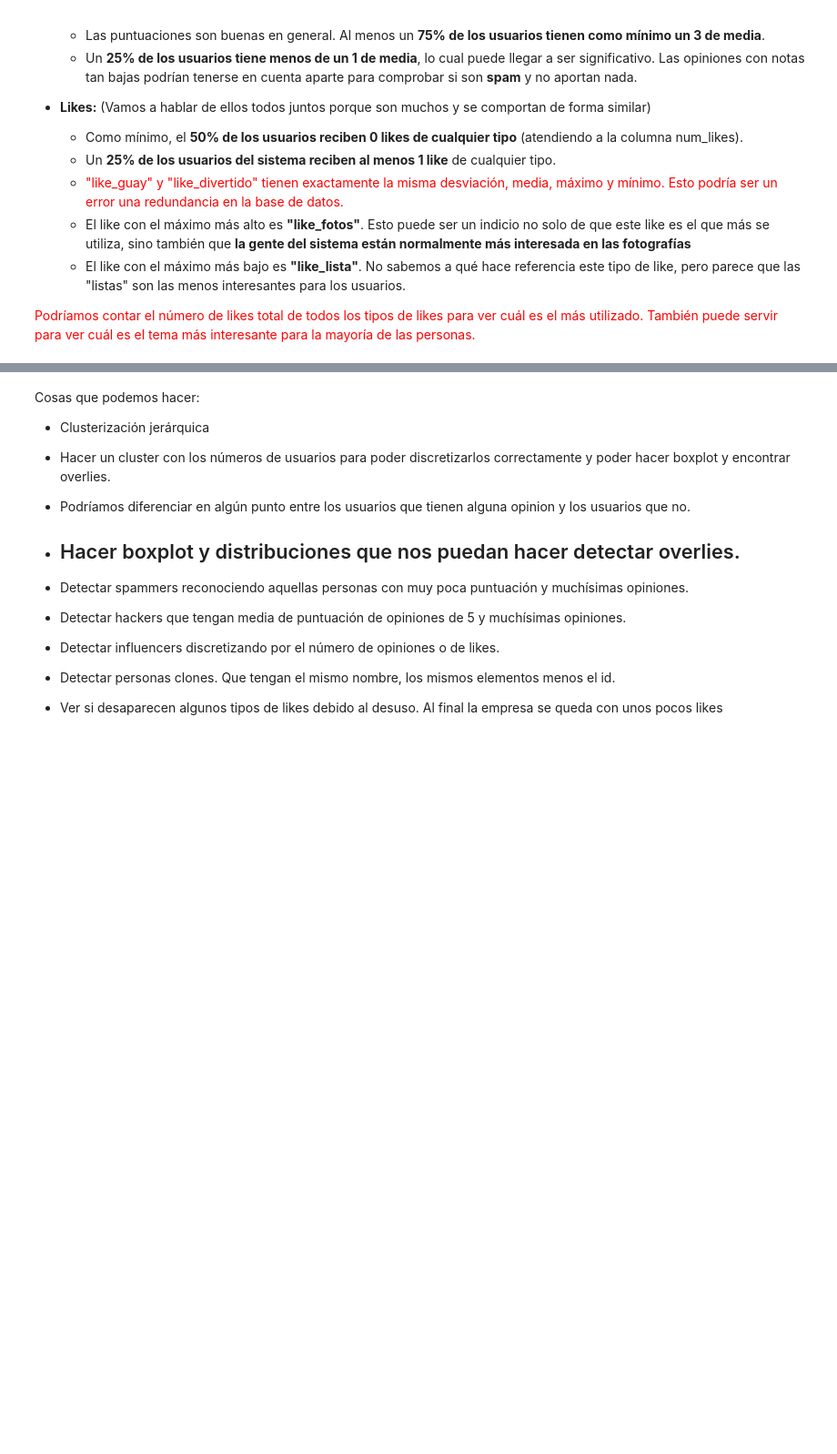
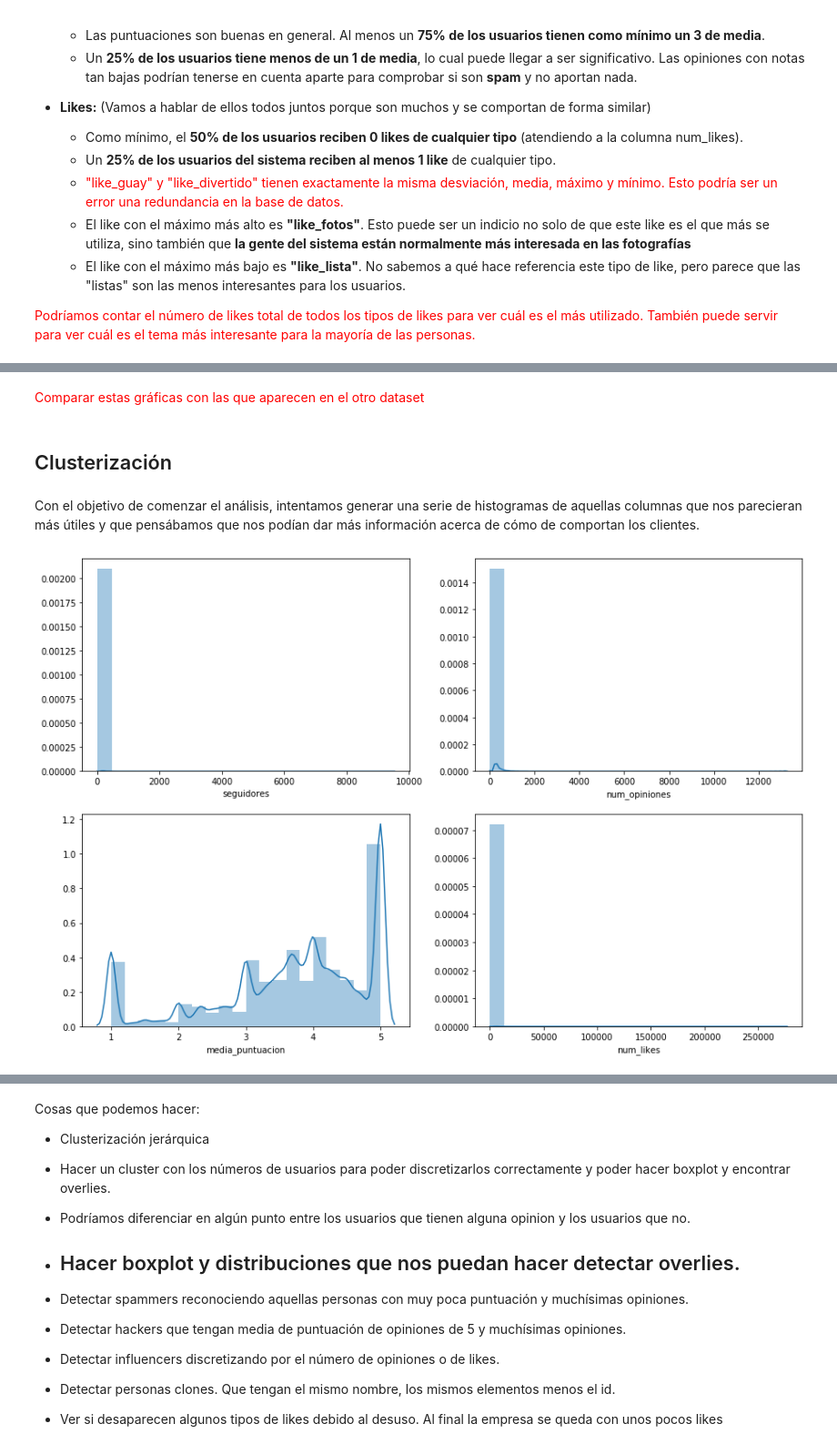
Before and after one commit to jcorrochanoj/DesafioFinalAD, a Jupyter notebook: Analisis_USERS.ipynb, the cells around one changed output, grey strips where cells are left out. Shown at 91% size. Saved outputs shown, nothing was run; the diff lists cells and outputs as text; code cells hidden in the pictures; blank space fills up the shorter version.

```diff
--- a/Analisis_USERS.ipynb
+++ b/Analisis_USERS.ipynb
@@ -179,0 +220,25 @@ Text(0.5, 1.0, 'Numero de registros por año')
+# %% [markdown]
+<span style="color:red">Comparar estas gráficas con las que aparecen en el otro dataset</span>
+# %% [markdown]
+## Clusterización
+# %% [markdown]
+Con el objetivo de comenzar el análisis, intentamos generar una serie de histogramas de aquellas columnas que nos parecieran más útiles y que pensábamos que nos podían dar más información acerca de cómo de comportan los clientes.
+# %%
+import matplotlib.pyplot as plt
+import seaborn as sns
+
+fig=plt.figure(figsize=(15,10))
+
+ax = fig.add_subplot(2, 2, 1)
+ax = sns.distplot(df_users_limpio['seguidores'], bins = 20);
+
+ax = fig.add_subplot(2, 2, 2)
+ax = sns.distplot(df_users_limpio['num_opiniones'], bins = 20);
+
+ax = fig.add_subplot(2, 2, 3)
+ax = sns.distplot(df_users_limpio['media_puntuacion'], bins = 20);
+
+ax = fig.add_subplot(2, 2, 4)
+ax = sns.distplot(df_users_limpio['num_likes'], bins = 20);
+# %% [output]
+[figure, added]
```
Also changed, not shown: parts of 35 cells of this notebook.
